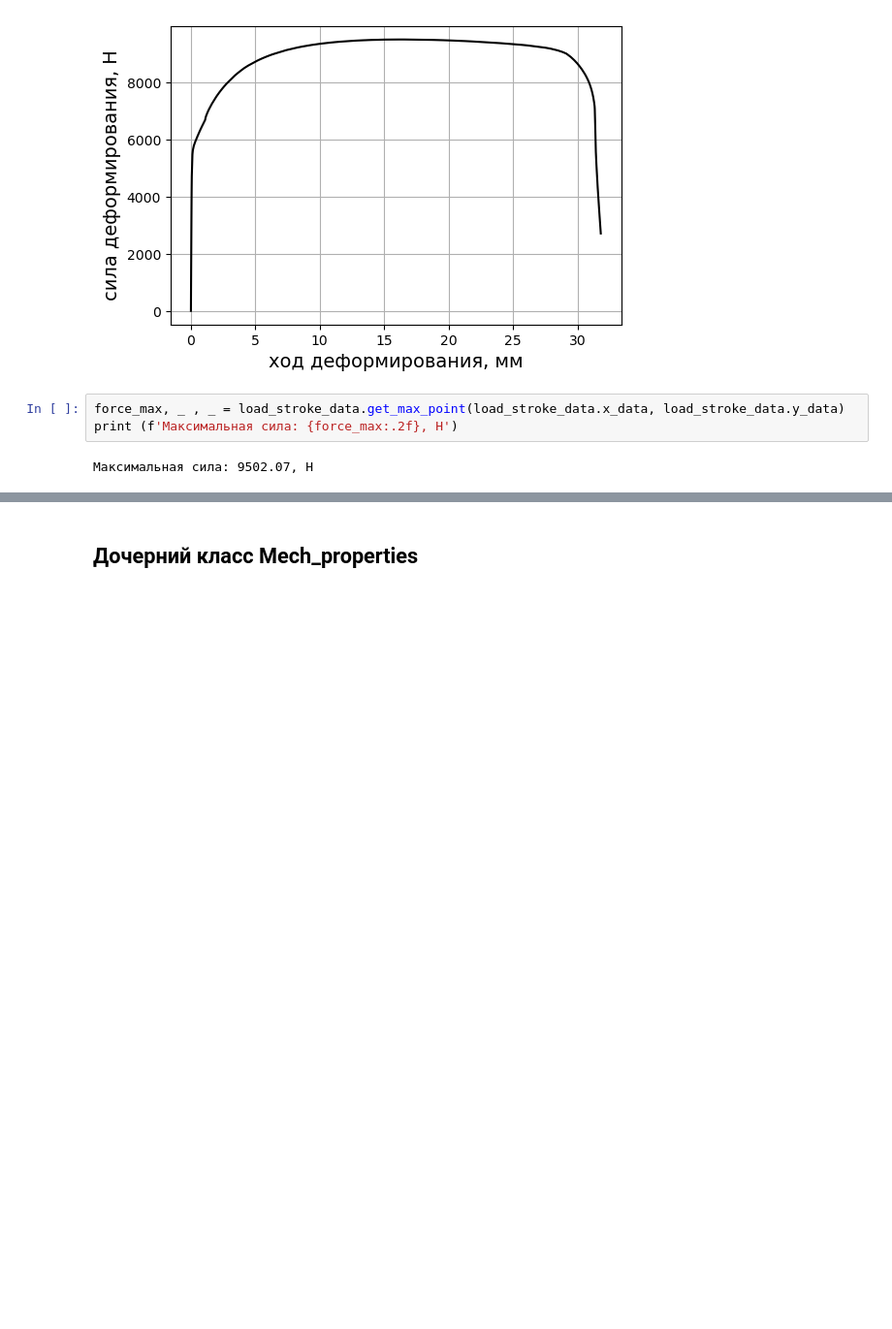
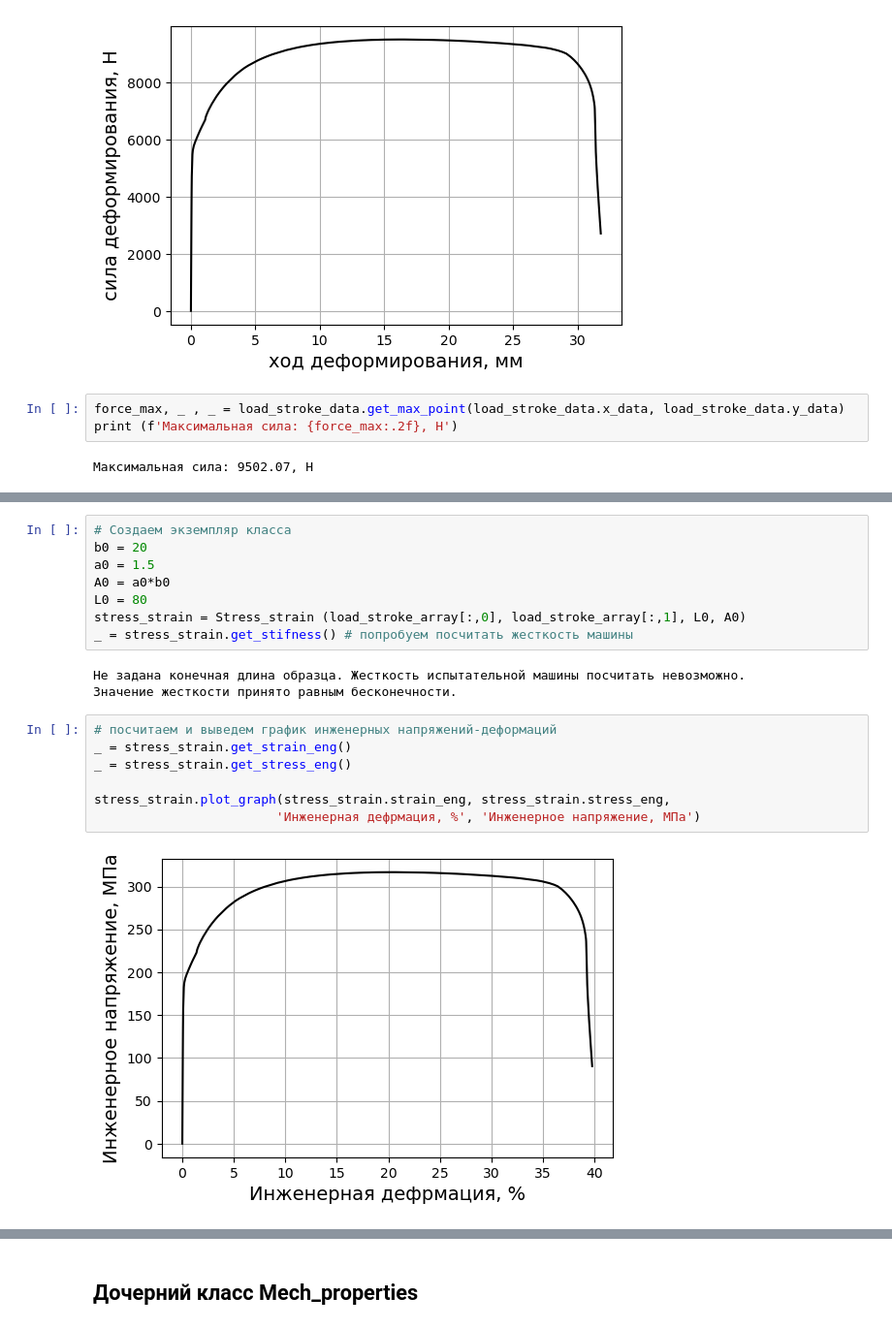
Before and after one commit to AlexanderASidorov/tension_test_calculations, a Jupyter notebook: bin/Lection_006.ipynb, the cells around one changed output, grey strips where cells are left out. Shown at 97% size. Drawn from its saved outputs; the diff is of its cells as text; blank space fills up the shorter version.

```diff
--- a/bin/Lection_006.ipynb
+++ b/bin/Lection_006.ipynb
@@ -213,0 +311,20 @@ print (f'Максимальная сила: {force_max:.2f}, Н')
+# %%
+# Создаем экземпляр класса
+b0 = 20
+a0 = 1.5
+A0 = a0*b0
+L0 = 80
+stress_strain = Stress_strain (load_stroke_array[:,0], load_stroke_array[:,1], L0, A0)
+_ = stress_strain.get_stifness() # попробуем посчитать жесткость машины
+# %% [output]
+Не задана конечная длина образца. Жесткость испытательной машины посчитать невозможно.
+Значение жесткости принято равным бесконечности.
+# %%
+# посчитаем и выведем график инженерных напряжений-деформаций
+_ = stress_strain.get_strain_eng()
+_ = stress_strain.get_stress_eng()
+
+stress_strain.plot_graph(stress_strain.strain_eng, stress_strain.stress_eng,
+                        'Инженерная дефрмация, %', 'Инженерное напряжение, МПа')
+# %% [output]
+[figure, added]
```
Also changed, not shown: parts of 13 cells of this notebook, 7 other files.
